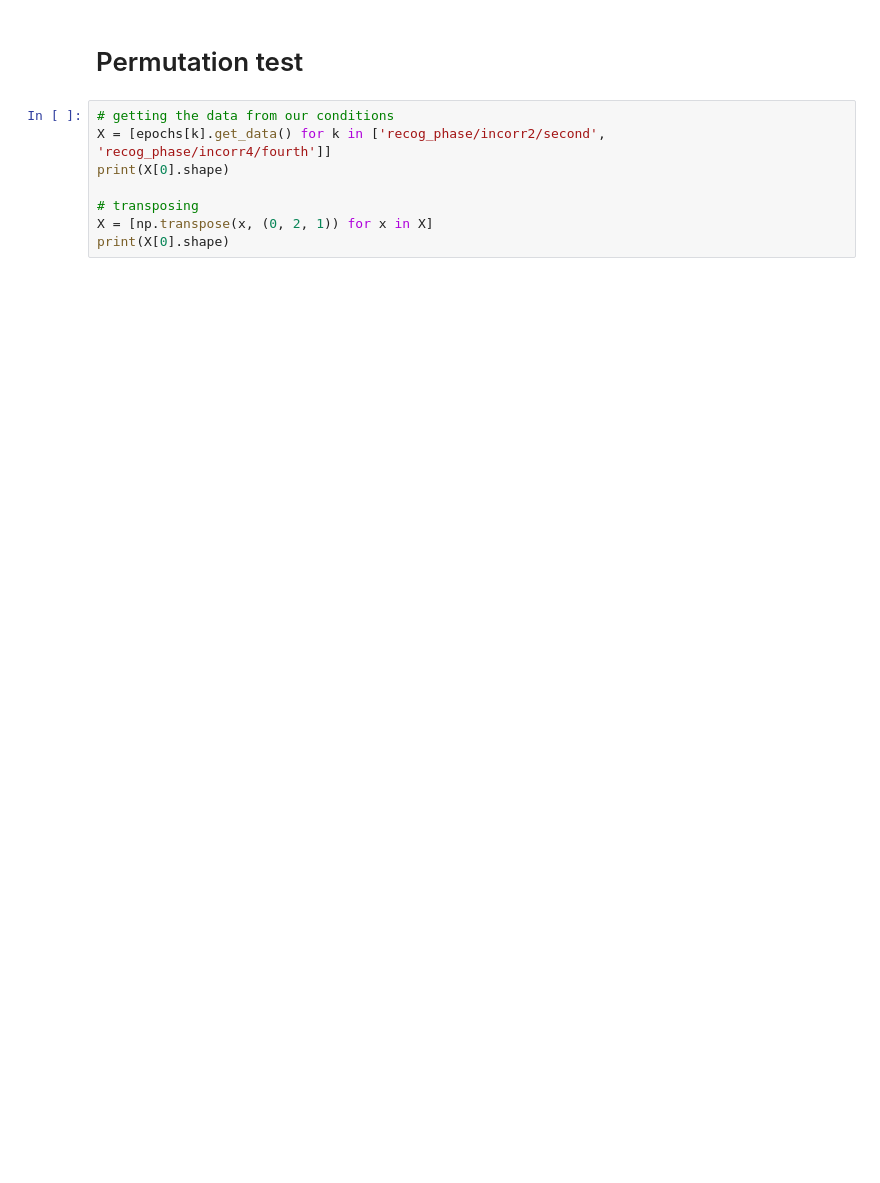
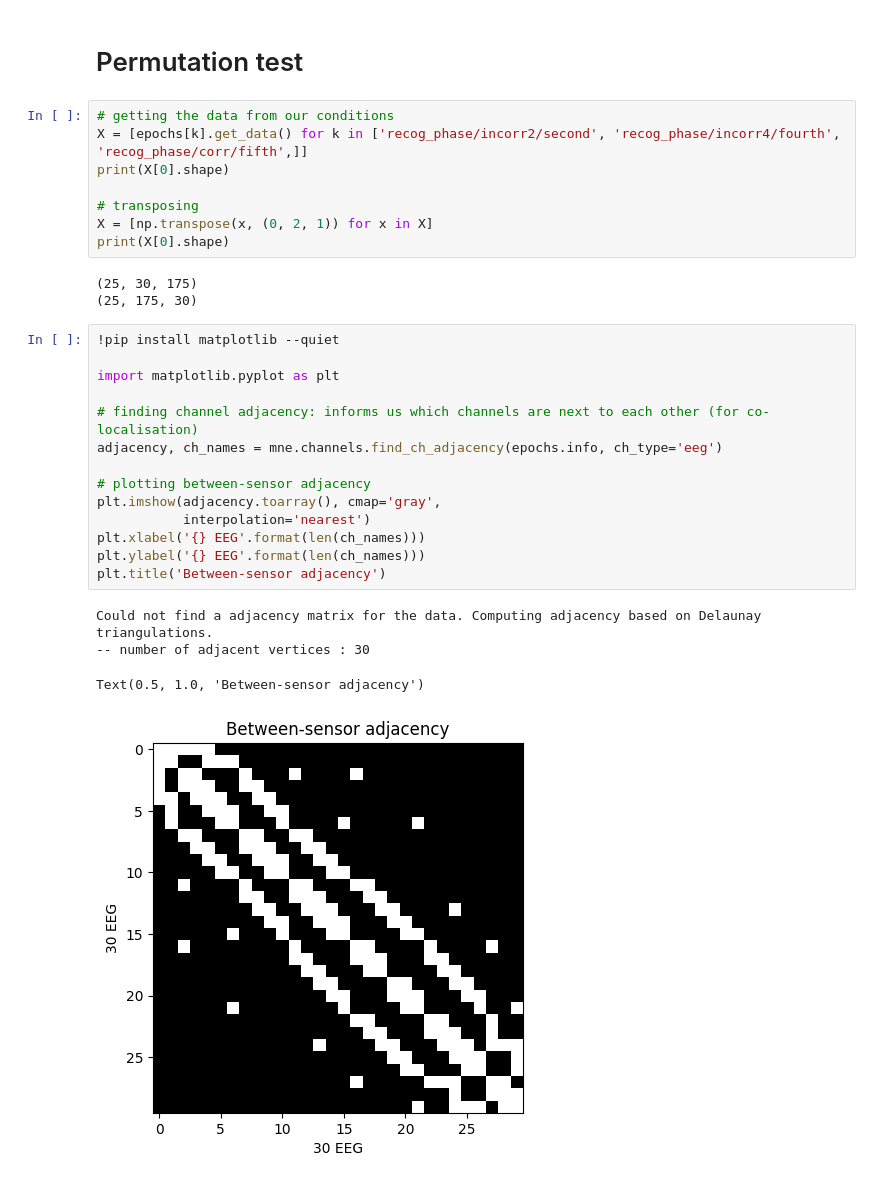
Before and after one commit to jorgenhw/studybuddies_neuroScience, a Jupyter notebook: own_experiment/NewAnalysis.ipynb, the cells around one changed output. Cells and saved outputs as stored; diff of their text form; blank space fills up the shorter version.

```diff
--- a/own_experiment/NewAnalysis.ipynb
+++ b/own_experiment/NewAnalysis.ipynb
@@ -239,9 +340,31 @@ fourth_epocs.plot_joint(picks='eeg', title = "test title", times = [0.1,0.2,0.3]
 # Permutation test
 # %%
 # getting the data from our conditions
-X = [epochs[k].get_data() for k in ['recog_phase/incorr2/second', 'recog_phase/incorr4/fourth']]
+X = [epochs[k].get_data() for k in ['recog_phase/incorr2/second', 'recog_phase/incorr4/fourth', 'recog_phase/corr/fifth',]]
 print(X[0].shape)
 
 # transposing
 X = [np.transpose(x, (0, 2, 1)) for x in X]
 print(X[0].shape)
+# %% [output]
+(25, 30, 175)
+(25, 175, 30)
+# %%
+!pip install matplotlib --quiet
+
+import matplotlib.pyplot as plt
+
+# finding channel adjacency: informs us which channels are next to each other (for co-localisation)
+adjacency, ch_names = mne.channels.find_ch_adjacency(epochs.info, ch_type='eeg')
+
+# plotting between-sensor adjacency
+plt.imshow(adjacency.toarray(), cmap='gray',
+           interpolation='nearest')
+plt.xlabel('{} EEG'.format(len(ch_names)))
+plt.ylabel('{} EEG'.format(len(ch_names)))
+plt.title('Between-sensor adjacency')
+# %% [output]
+Could not find a adjacency matrix for the data. Computing adjacency based on Delaunay triangulations.
+-- number of adjacent vertices : 30
+Text(0.5, 1.0, 'Between-sensor adjacency')
+[figure, added]
```
Also changed, not shown: parts of 24 cells of this notebook.
